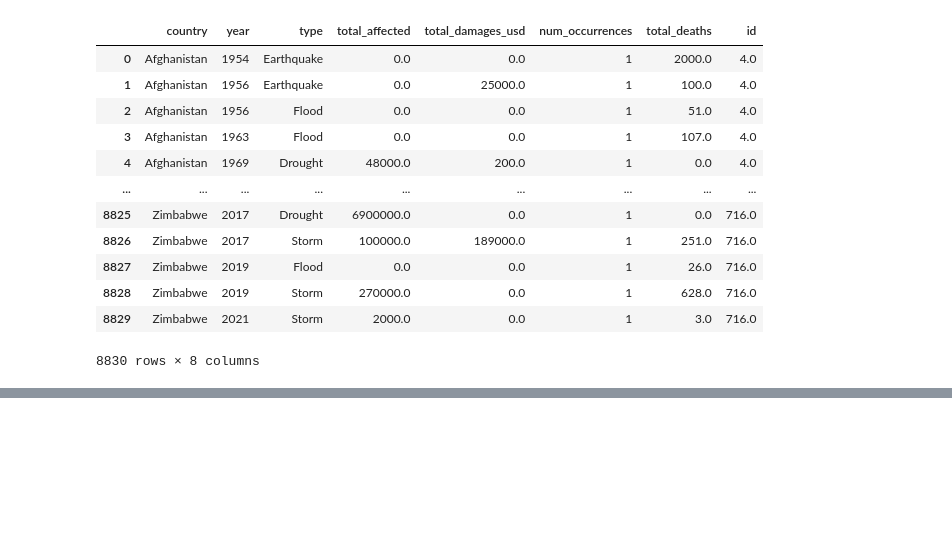
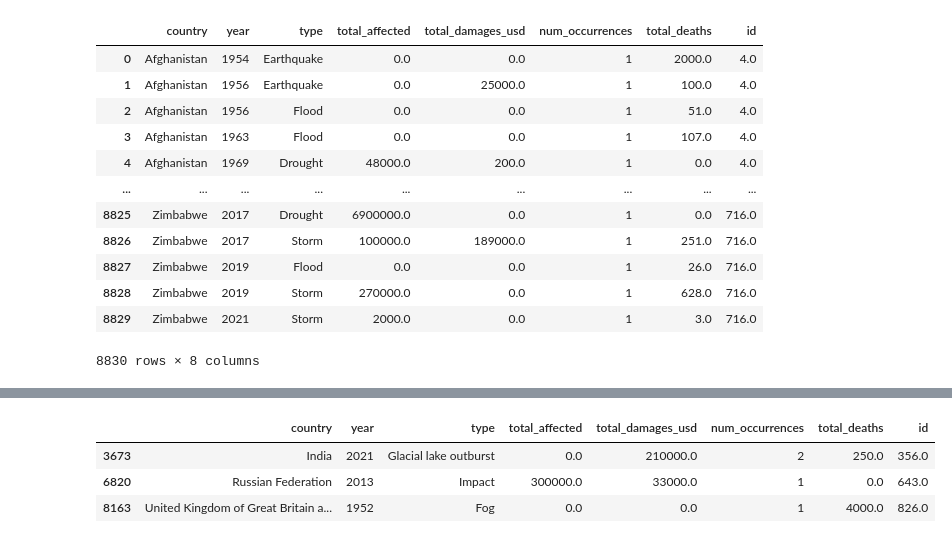
Before and after one commit to mel-liow/climate-analysis, a Jupyter notebook: climate_analysis.ipynb, the cells around one changed output, grey strips where cells are left out. Saved outputs shown, nothing was run; the diff lists cells and outputs as text; code cells hidden in the pictures; blank space fills up the shorter version.

```diff
--- a/climate_analysis.ipynb
+++ b/climate_analysis.ipynb
@@ -551,0 +443,7 @@ final_map
+# %%
+natural_disasters_merged[natural_disasters_merged['type'].isin(["Impact", "Fog", "Glacial lake outburst"])]
+# %% [output]
+|  | country | year | type | total_affected | total_damages_usd | num_occurrences | total_deaths | id |
+| 3673 | India | 2021 | Glacial lake outburst | 0.0 | 210000.0 | 2 | 250.0 | 356.0 |
+| 6820 | Russian Federation | 2013 | Impact | 300000.0 | 33000.0 | 1 | 0.0 | 643.0 |
+| 8163 | United Kingdom of Great Britain a... | 1952 | Fog | 0.0 | 0.0 | 1 | 4000.0 | 826.0 |
```
Also changed, not shown: parts of 14 cells of this notebook.
